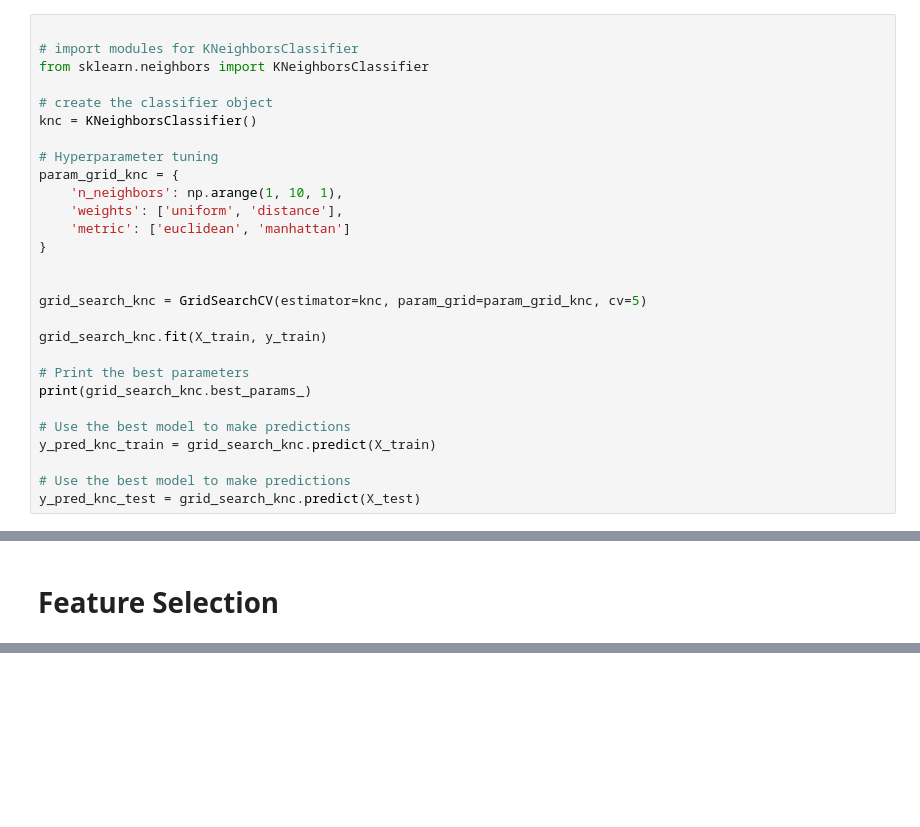
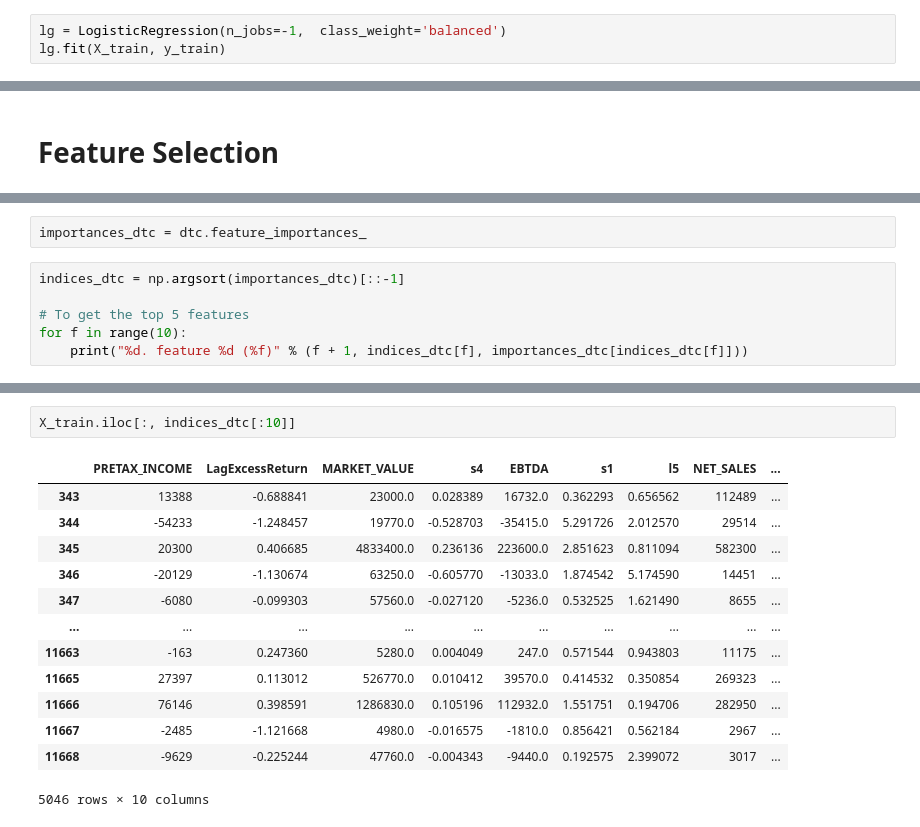
Before and after one commit to daye-oa/Afo, a Jupyter notebook: Finance assignemnt/Finance Assigment - classification.ipynb, the cells around one changed output, grey strips where cells are left out. Cells and saved outputs as stored; diff of their text form; blank space fills up the shorter version.

```diff
--- a/Finance assignemnt/Finance Assigment - classification.ipynb
+++ b/Finance assignemnt/Finance Assigment - classification.ipynb
@@ -919,28 +873,3 @@ print(f"AUC: {AUC_rfc}")
-# %%
-
-# import modules for KNeighborsClassifier
-from sklearn.neighbors import KNeighborsClassifier
-
-# create the classifier object
-knc = KNeighborsClassifier()
-
-# Hyperparameter tuning
-param_grid_knc = {
-    'n_neighbors': np.arange(1, 10, 1),
-    'weights': ['uniform', 'distance'],
-    'metric': ['euclidean', 'manhattan']
-}
-
-
-grid_search_knc = GridSearchCV(estimator=knc, param_grid=param_grid_knc, cv=5)
-
-grid_search_knc.fit(X_train, y_train)
-
-# Print the best parameters
-print(grid_search_knc.best_params_)
-
-# Use the best model to make predictions
-y_pred_knc_train = grid_search_knc.predict(X_train)
-
-# Use the best model to make predictions
-y_pred_knc_test = grid_search_knc.predict(X_test)
+# %%
+lg = LogisticRegression(n_jobs=-1,  class_weight='balanced')
+lg.fit(X_train, y_train)
@@ -1001,0 +970,8 @@ print(f"F1 Score: {f1_score_knc}")
+# %%
+importances_dtc = dtc.feature_importances_
+# %%
+indices_dtc = np.argsort(importances_dtc)[::-1]
+
+# To get the top 5 features
+for f in range(10):
+    print("%d. feature %d (%f)" % (f + 1, indices_dtc[f], importances_dtc[indices_dtc[f]]))
@@ -1001,0 +989,16 @@ print(f"F1 Score: {f1_score_knc}")
+# %%
+X_train.iloc[:, indices_dtc[:10]]
+# %% [output]
+|  | PRETAX_INCOME | LagExcessReturn | MARKET_VALUE | s4 | EBTDA | s1 | l5 | NET_SALES | ... |
+| 343 | 13388 | -0.688841 | 23000.0 | 0.028389 | 16732.0 | 0.362293 | 0.656562 | 112489 | ... |
+| 344 | -54233 | -1.248457 | 19770.0 | -0.528703 | -35415.0 | 5.291726 | 2.012570 | 29514 | ... |
+| 345 | 20300 | 0.406685 | 4833400.0 | 0.236136 | 223600.0 | 2.851623 | 0.811094 | 582300 | ... |
+| 346 | -20129 | -1.130674 | 63250.0 | -0.605770 | -13033.0 | 1.874542 | 5.174590 | 14451 | ... |
+| 347 | -6080 | -0.099303 | 57560.0 | -0.027120 | -5236.0 | 0.532525 | 1.621490 | 8655 | ... |
+| ... | ... | ... | ... | ... | ... | ... | ... | ... | ... |
+| 11663 | -163 | 0.247360 | 5280.0 | 0.004049 | 247.0 | 0.571544 | 0.943803 | 11175 | ... |
+| 11665 | 27397 | 0.113012 | 526770.0 | 0.010412 | 39570.0 | 0.414532 | 0.350854 | 269323 | ... |
+| 11666 | 76146 | 0.398591 | 1286830.0 | 0.105196 | 112932.0 | 1.551751 | 0.194706 | 282950 | ... |
+| 11667 | -2485 | -1.121668 | 4980.0 | -0.016575 | -1810.0 | 0.856421 | 0.562184 | 2967 | ... |
+| 11668 | -9629 | -0.225244 | 47760.0 | -0.004343 | -9440.0 | 0.192575 | 2.399072 | 3017 | ... |
+5046 rows × 10 columns
```
Also changed, not shown: parts of 49 cells of this notebook.
